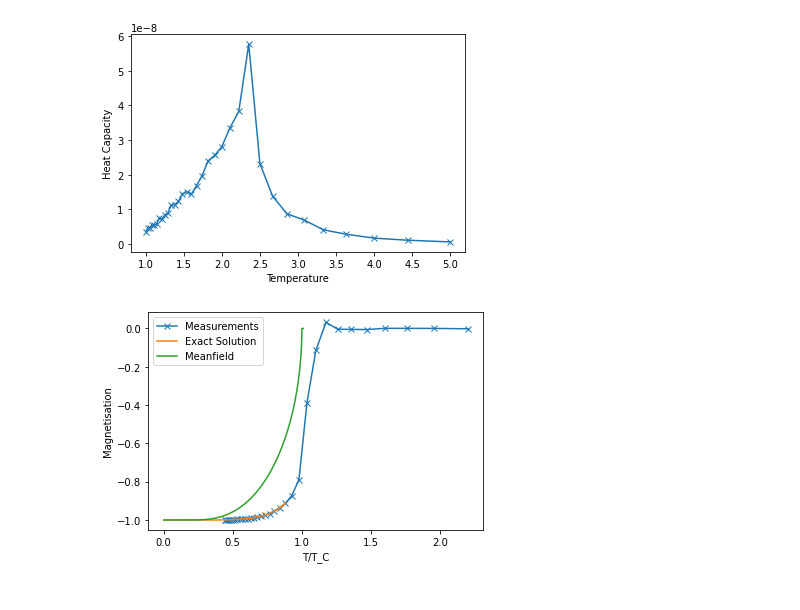
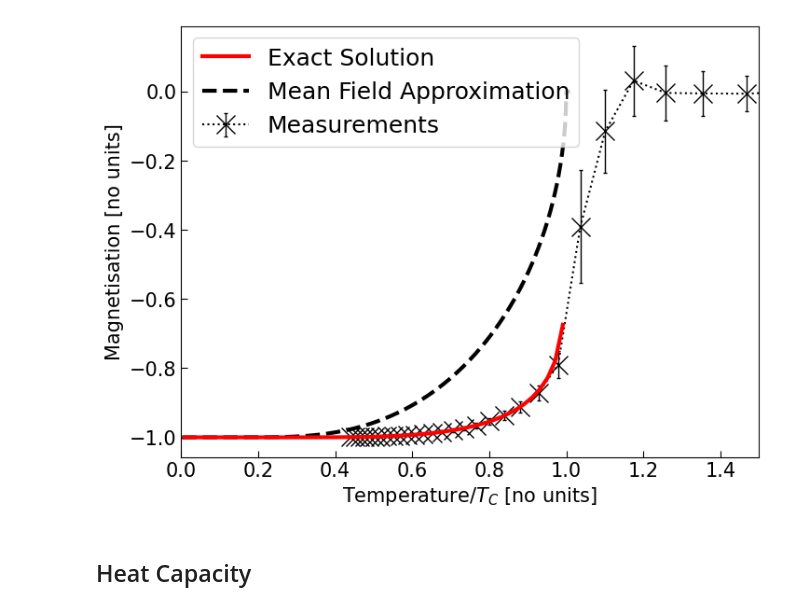
Before and after one commit to edwardwebster/PH30056-Labs, a Jupyter notebook: Coursework 2/Data/2/2.ipynb, the cells around one changed output. Drawn from its saved outputs; the diff is of its cells as text; code cells hidden in the pictures.

```diff
--- a/Coursework 2/Data/2/2.ipynb
+++ b/Coursework 2/Data/2/2.ipynb
@@ -73,56 +47,52 @@ plt.show()
-# %%
-heat_capacity = []
-temperature = []
-
-for beta in data['beta'].unique():
-    sample_filter = data['beta'] == beta
-    sample_data = data[sample_filter]
-
-    T = 1/beta
-    c = 1/(N*T**2) * np.var(sample_data['energy'])
-    temperature.append(T)
-    heat_capacity.append(c)
-
-plt.figure()
-plt.xlabel("Temperature")
-plt.ylabel("Heat Capacity")
-plt.plot(temperature, heat_capacity, '-x')
-plt.show()
-# %% [output]
-[figure, removed]
 # %%
 temperature = []
 magnetisation = []
+magnetisation_err = []
 
 for beta in data['beta'].unique():
     sample_filter = data['beta'] == beta
-    sample_data = data[sample_filter]
+    sample_data = data[sample_filter]['magnetisation']
 
     T = 1/beta
-    m = np.mean(sample_data['magnetisation'])
+    m = np.mean(sample_data)
     temperature.append(T/T_C)
     magnetisation.append(m)
+    magnetisation_err.append(np.std(sample_data))
 
-T = np.linspace(0, 2, 25)
+T = np.linspace(0.02, 2.25, 50)
 m = - np.power(
     1 - 1/(
         np.power(np.sinh(T_C/T * np.log(2.414)),4)
     ),
-    1/8
+    0.125
 )
 
-plt.figure()
+plt.figure(figsize=[8, 6])
 
-plt.xlabel("Temperature")
-plt.ylabel("Magnetisation")
-plt.plot(temperature, magnetisation, '-x', label="Measurements")
-plt.plot(T/T_C, m, label="Exact Solution")
+plt.xlabel("Temperature$/T_C$ [no units]")
+plt.ylabel("Magnetisation [no units]")
 
-plt.xlabel("T/T_C")
-plt.ylabel("Magnetisation")
-plt.plot(meanfield_data['T/T_C'], -meanfield_data['m'], label="Mean Field")
+plt.errorbar(temperature, magnetisation, magnetisation_err,
+             None, ':x', elinewidth=1.0, capsize=1.5,
+             markersize=15.0,
+             color="black", zorder=1,
+             label="Measurements")
+plt.plot(T/T_C, m,
+         '-',
+         color="red",
+         linewidth= 3.0, zorder=3,
+         label="Exact Solution")
+plt.plot(meanfield_data['T/T_C'], -meanfield_data['m'],
+         "--",
+         color="black", linewidth=3.0, zorder=2,
+         label="Mean Field Approximation")
+
+plt.xlim([0, 1.5])
 
 plt.legend()
+plt.savefig("comparison.png", dpi=300, pad_inches=0, bbox_inches="tight")
 plt.show()
 # %% [output]
-[figure, old version]
+[figure, new version]
+# %% [markdown]
+## Heat Capacity
```
Also changed, not shown: parts of 18 cells of this notebook, 21 other files.
